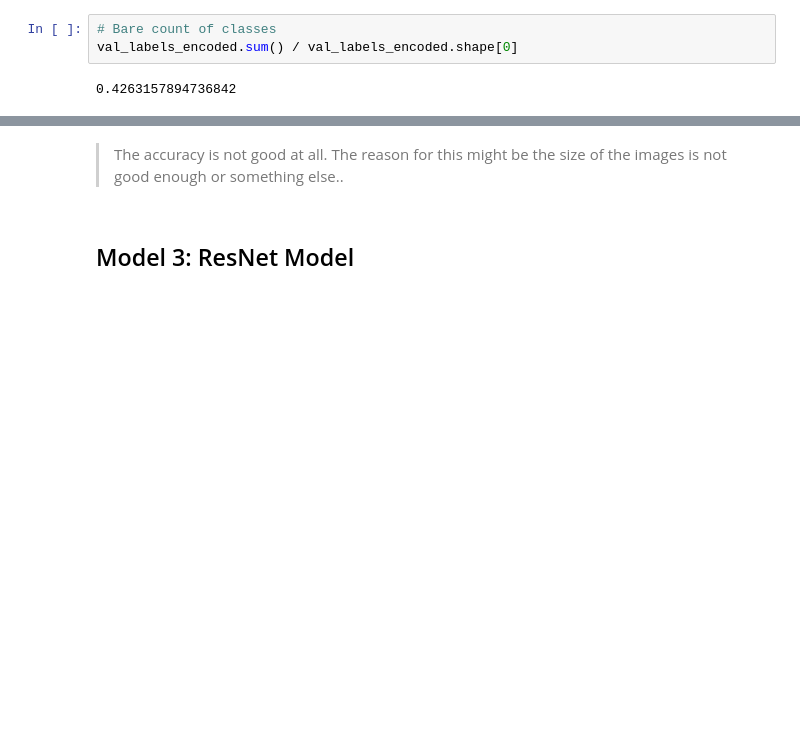
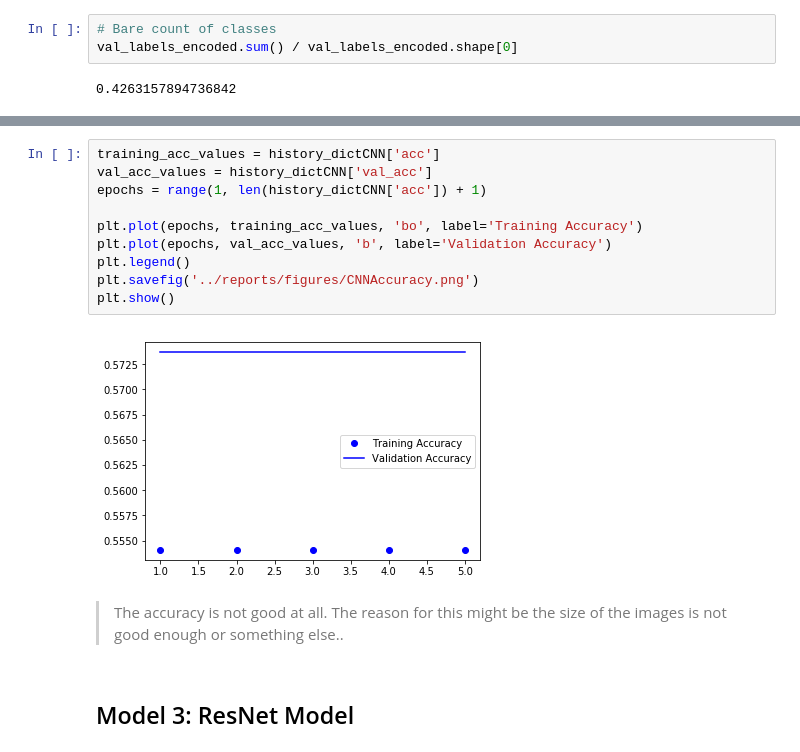
Before and after one commit to oserttas-math/MalariaDayApr25, a Jupyter notebook: notebooks/Version1.0.ipynb, the cells around one changed output, grey strips where cells are left out. Drawn from its saved outputs; the diff is of its cells as text; blank space fills up the shorter version.

```diff
--- a/notebooks/Version1.0.ipynb
+++ b/notebooks/Version1.0.ipynb
@@ -438,3 +504,15 @@ Epoch 25/25
+# %%
+training_acc_values = history_dictCNN['acc']
+val_acc_values = history_dictCNN['val_acc']
+epochs = range(1, len(history_dictCNN['acc']) + 1)
+
+plt.plot(epochs, training_acc_values, 'bo', label='Training Accuracy')
+plt.plot(epochs, val_acc_values, 'b', label='Validation Accuracy')
+plt.legend()
+plt.savefig('../reports/figures/CNNAccuracy.png')
+plt.show()
+# %% [output]
+[figure, added]
 # %% [markdown]
 > The accuracy is not good at all. The reason for this might be the size of the images is not good enough or something else..
 # %% [markdown]
```
Also changed, not shown: parts of 29 cells of this notebook, 11 other files.
